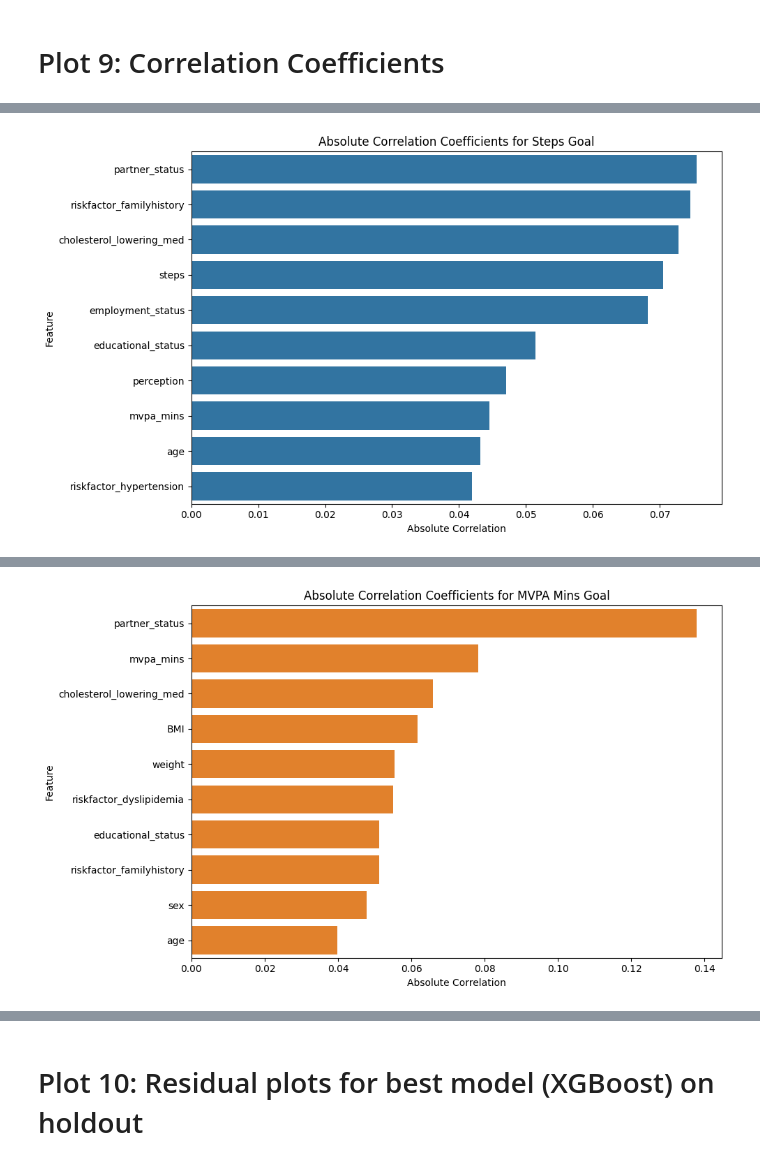
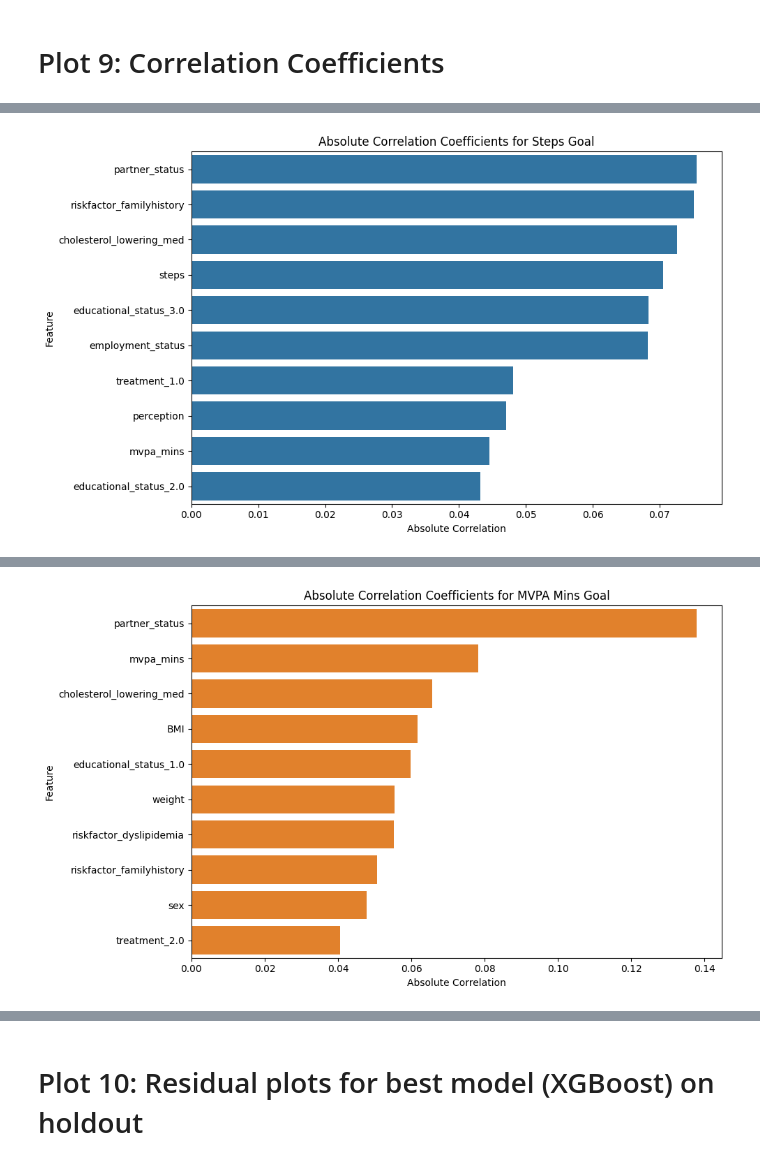
Before and after one commit to aliowx/activity-goal-prediction, a Jupyter notebook: notebook/final_model_notebook.ipynb, the cells around one changed output, grey strips where cells are left out. Cells and saved outputs as stored; diff of their text form; code cells hidden in the pictures.

```diff
--- a/notebook/final_model_notebook.ipynb
+++ b/notebook/final_model_notebook.ipynb
@@ -200,0 +159,3 @@ numeric_columns[:11]
+# %%
+categorical_columns = ['educational_status', 'treatment']
+numeric_columns = [col for col in X.columns if col not in categorical_columns]
@@ -252,0 +222,18 @@ X_temp_preprocessed = rfecv_preprocessor.fit_transform(X_temp, y_temp['steps_goa
+# %%
+rfecv_preprocessor = ColumnTransformer(
+    transformers=[
+        ('num', Pipeline([
+            ('imputer', IterativeImputer(max_iter=10, random_state=SEED)),
+            ('clipper', OutlierClipper(columns=numeric_columns)),
+            ('scaler', StandardScaler())
+        ]), numeric_columns),
+        ('cat', Pipeline([
+            ('onehot', OneHotEncoder(handle_unknown='ignore', sparse_output=False))
+        ]), categorical_columns)
+    ], remainder='passthrough', verbose_feature_names_out=True)
+# %%
+# Fit preprocessor to get feature names
+rfecv_preprocessor.fit(X_temp, y_temp['steps_goal'])
+# Get feature names after one-hot encoding
+encoded_feature_names = rfecv_preprocessor.get_feature_names_out().tolist()
+logger.info(f"Encoded feature names from rfecv_preprocessor: {encoded_feature_names}")
@@ -252,0 +244,3 @@ X_temp_preprocessed = rfecv_preprocessor.fit_transform(X_temp, y_temp['steps_goa
+# %%
+X_temp_preprocessed = rfecv_preprocessor.transform(X_temp)
+logger.info(f"Shape of X_temp_preprocessed: {X_temp_preprocessed.shape}")
@@ -727,18 +823,18 @@ logger.info("Mutual Information plot for mvpa_mins_goal saved as '../photo/mi_fe
 # Plot 9: Correlation Coefficients
 # %%
 
-corr_matrix = pd.DataFrame(X_temp_preprocessed, columns=numeric_columns).corrwith(y_temp['steps_goal'])
+corr_matrix = pd.DataFrame(X_temp_preprocessed, columns=[f.split('__')[1] for f in encoded_feature_names]).corrwith(y_temp['steps_goal'])
 corr_importance_steps = pd.DataFrame({
-    'Feature': numeric_columns,
+    'Feature': [f.split('__')[1] for f in encoded_feature_names],
     'Absolute Correlation': np.abs(corr_matrix)
 })
 corr_importance_steps = corr_importance_steps.sort_values(by='Absolute Correlation', ascending=False)
 corr_importance_steps.to_csv('../data/corr_feature_importance_steps_goal.csv', index=False)
 logger.info("Correlation feature importance for steps_goal saved as '../data/corr_feature_importance_steps_goal.csv'")
 
-corr_matrix_mvpa = pd.DataFrame(X_temp_preprocessed, columns=numeric_columns).corrwith(y_temp['mvpa_mins_goal'])
+corr_matrix_mvpa = pd.DataFrame(X_temp_preprocessed, columns=[f.split('__')[1] for f in encoded_feature_names]).corrwith(y_temp['mvpa_mins_goal'])
 corr_importance_mvpa = pd.DataFrame({
-    'Feature': numeric_columns,
+    'Feature': [f.split('__')[1] for f in encoded_feature_names],
     'Absolute Correlation': np.abs(corr_matrix_mvpa)
 })
 corr_importance_mvpa = corr_importance_mvpa.sort_values(by='Absolute Correlation', ascending=False)
@@ -770 +866 @@ logger.info("Correlation plot for mvpa_mins_goal saved as '../photo/corr_feature
-[figure, old version]
+[figure, new version]
@@ -772 +868 @@ logger.info("Correlation plot for mvpa_mins_goal saved as '../photo/corr_feature
-[figure, old version]
+[figure, new version]
```
Also changed, not shown: parts of 63 cells of this notebook.
